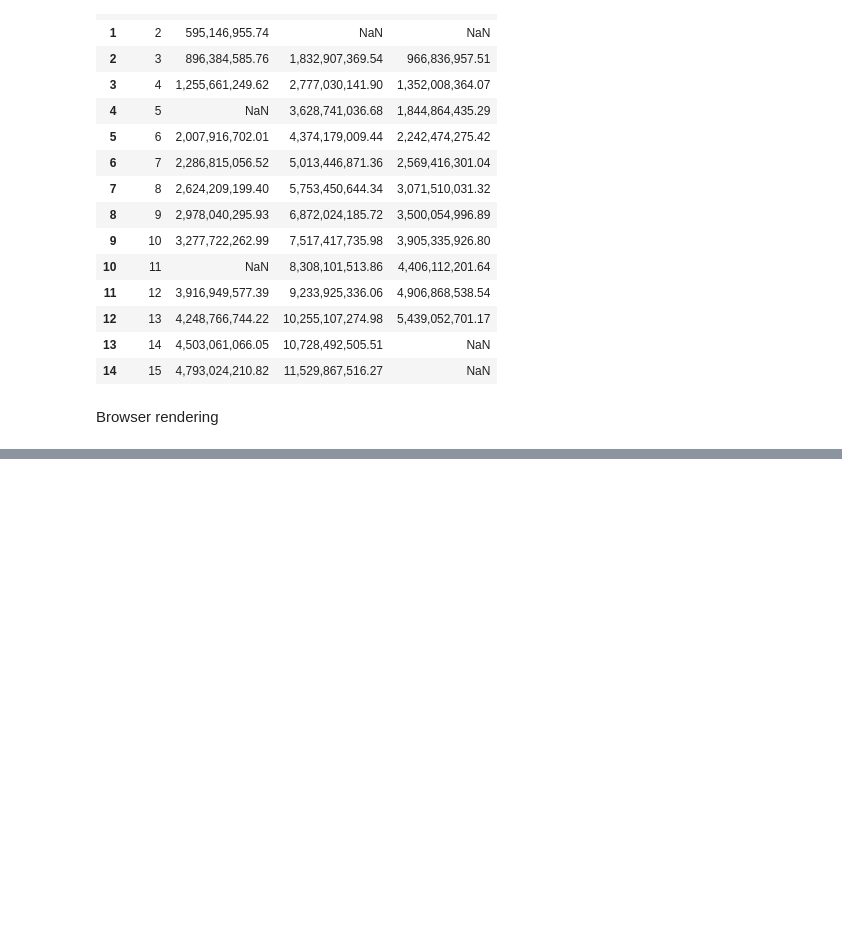
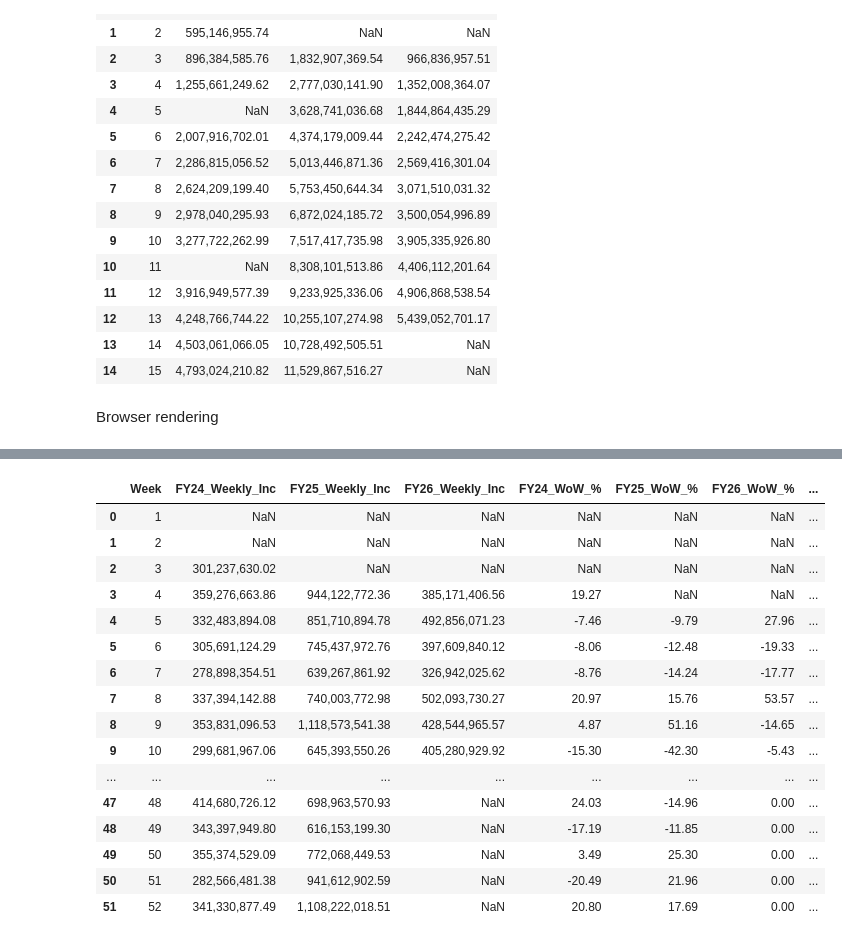
Before and after one commit to twoChar/Revenue-Forecast, a Jupyter notebook: m9.ipynb, the cells around one changed output, grey strips where cells are left out. Cells and saved outputs as stored; diff of their text form; code cells hidden in the pictures; blank space fills up the shorter version.

```diff
--- a/m9.ipynb
+++ b/m9.ipynb
@@ -405,0 +1022,18 @@ plt.show()
+# %%
+prediction_table = prediction_table.copy()
+prediction_table = prediction_table.rename(
+    columns={"FY26_Predicted_Weekly_Inc": "FY26_Weekly_Inc_Pred"}
+)
+# %%
+inc_df_extended = inc_df_filled.merge(
+    prediction_table[["Week", "FY26_Weekly_Inc_Pred"]],
+    on="Week",
+    how="left"
+)
+# %%
+inc_df_extended["FY26_Weekly_Inc"] = (
+    inc_df_extended["FY26_Weekly_Inc"]
+    .fillna(inc_df_extended["FY26_Weekly_Inc_Pred"])
+)
+# %%
+inc_df_extended.drop(columns=["FY26_Weekly_Inc_Pred"], inplace=True)
@@ -405,0 +1117,20 @@ plt.show()
+# %%
+inc_df_extended.head(52)
+# %% [output]
+|  | Week | FY24_Weekly_Inc | FY25_Weekly_Inc | FY26_Weekly_Inc | FY24_WoW_% | FY25_WoW_% | FY26_WoW_% | ... |
+| 0 | 1 | NaN | NaN | NaN | NaN | NaN | NaN | ... |
+| 1 | 2 | NaN | NaN | NaN | NaN | NaN | NaN | ... |
+| 2 | 3 | 301,237,630.02 | NaN | NaN | NaN | NaN | NaN | ... |
+| 3 | 4 | 359,276,663.86 | 944,122,772.36 | 385,171,406.56 | 19.27 | NaN | NaN | ... |
+| 4 | 5 | 332,483,894.08 | 851,710,894.78 | 492,856,071.23 | -7.46 | -9.79 | 27.96 | ... |
+| 5 | 6 | 305,691,124.29 | 745,437,972.76 | 397,609,840.12 | -8.06 | -12.48 | -19.33 | ... |
+| 6 | 7 | 278,898,354.51 | 639,267,861.92 | 326,942,025.62 | -8.76 | -14.24 | -17.77 | ... |
+| 7 | 8 | 337,394,142.88 | 740,003,772.98 | 502,093,730.27 | 20.97 | 15.76 | 53.57 | ... |
+| 8 | 9 | 353,831,096.53 | 1,118,573,541.38 | 428,544,965.57 | 4.87 | 51.16 | -14.65 | ... |
+| 9 | 10 | 299,681,967.06 | 645,393,550.26 | 405,280,929.92 | -15.30 | -42.30 | -5.43 | ... |
+| ... | ... | ... | ... | ... | ... | ... | ... | ... |
+| 47 | 48 | 414,680,726.12 | 698,963,570.93 | NaN | 24.03 | -14.96 | 0.00 | ... |
+| 48 | 49 | 343,397,949.80 | 616,153,199.30 | NaN | -17.19 | -11.85 | 0.00 | ... |
+| 49 | 50 | 355,374,529.09 | 772,068,449.53 | NaN | 3.49 | 25.30 | 0.00 | ... |
+| 50 | 51 | 282,566,481.38 | 941,612,902.59 | NaN | -20.49 | 21.96 | 0.00 | ... |
+| 51 | 52 | 341,330,877.49 | 1,108,222,018.51 | NaN | 20.80 | 17.69 | 0.00 | ... |
```
Also changed, not shown: parts of 35 cells of this notebook, 2 other files.
